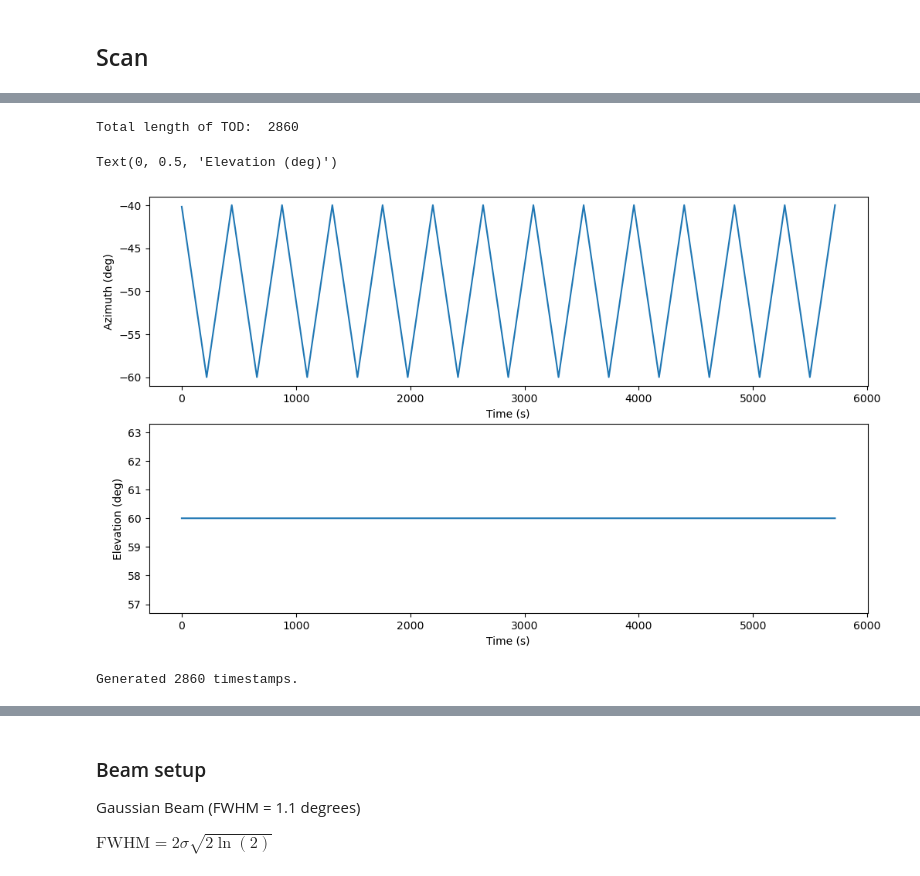
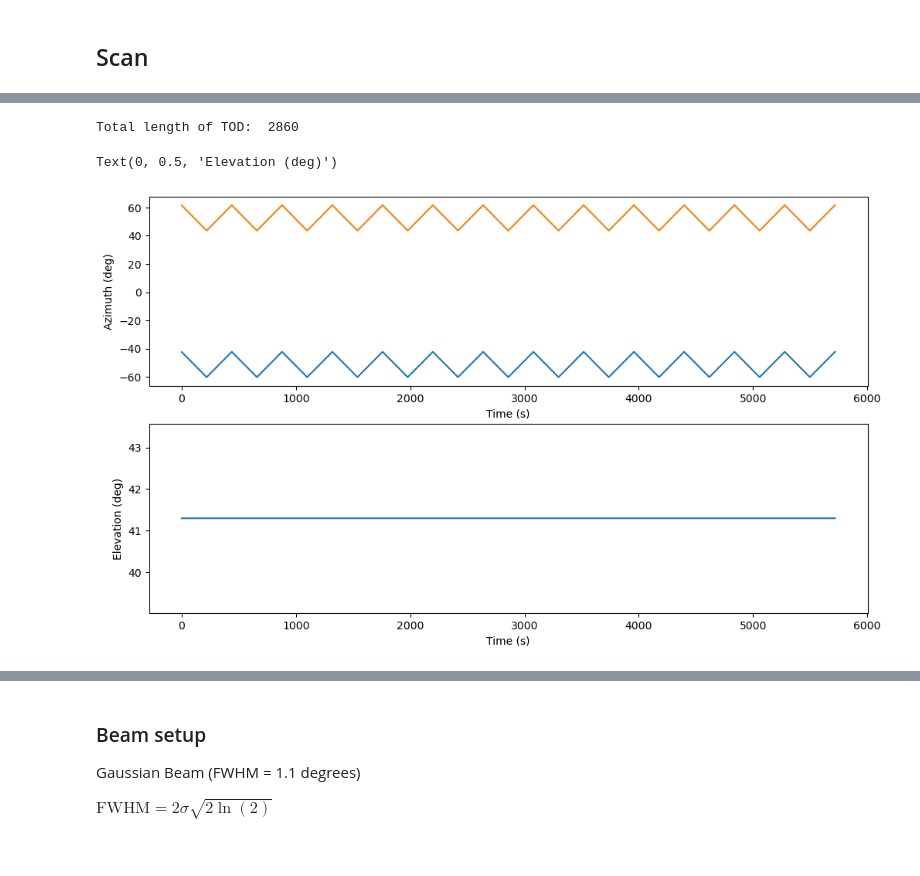
Before and after one commit to zzhang0123/hydra-tod, a Jupyter notebook: notebooks/workflow.ipynb, the cells around one changed output, grey strips where cells are left out. Drawn from its saved outputs; the diff is of its cells as text; code cells hidden in the pictures.

```diff
--- a/notebooks/workflow.ipynb
+++ b/notebooks/workflow.ipynb
@@ -43,59 +29,44 @@ location = EarthLocation(lat=telescope_lat * u.deg, lon=telescope_lon * u.deg, h
 # ---- Define observation parameters ----
 
 # Antenna pointings: Azimuth list and Elevation, in degrees
-aux = np.linspace(-60, -40, 111)
-# aux = np.linspace(-65, -35, 171)
-azimuths = np.concatenate((aux[1:-1][::-1], aux))
-#azimuths = np.concatenate((aux, aux[1:-1][::-1]))
+aux_setting = np.linspace(-60.3, -42.3, 111)
+azimuths_setting = np.concatenate((aux_setting[1:-1][::-1], aux_setting))
+
+aux_rising = np.linspace(43.6, 61.7, 111)
+azimuths_rising = np.concatenate((aux_rising[1:-1][::-1], aux_rising))
 
 # Generate 13 repeats of the azimuths
-azimuths = np.tile(azimuths, 13)
+azimuths_setting = np.tile(azimuths_setting, 13)
+azimuths_rising = np.tile(azimuths_rising, 13)
 
 
-elevation = 41.7    # Elevation in degrees
+elevation = 41.5    # Elevation in degrees
 
-elevation = 60    # Elevation in degrees
+#elevation = 60    # Elevation in degrees
 
 # Total length of TOD
 ntime = len(azimuths)
 print("Total length of TOD: ", ntime)
 dtime = 2.0
-
 t_list = np.arange(ntime) * dtime
 
 
 plt.figure(figsize=(12, 7))
 # Generate the equatorial coordinates of the pointings:
 ra_list = []
 dec_list = []
 
 plt.subplot(211)
-plt.plot(t_list, azimuths)
+plt.plot(t_list, azimuths_setting, label='Setting')
+plt.plot(t_list, azimuths_rising, label='Rising')
 plt.xlabel('Time (s)')
 plt.ylabel('Azimuth (deg)')
 
 plt.subplot(212)
-plt.plot(t_list, elevation*np.ones_like(azimuths))
+plt.plot(t_list, elevation*np.ones_like(azimuths_setting))
 plt.xlabel('Time (s)')
 plt.ylabel('Elevation (deg)')
 # %% [output]
 Total length of TOD:  2860
 Text(0, 0.5, 'Elevation (deg)')
-[figure, old version]
+[figure, new version]
-# %%
-# ---- Define start and end times in SAST ----
-start_time_sast = "2024-02-23 19:54:07.397"
-#end_time_sast = "2024-02-23 22:12:04.632"
-
-# ---- Convert to UTC (SAST = UTC+2) ----
-start_time = Time(start_time_sast) - TimeDelta(2 * u.hour)
-#end_time = Time(end_time_sast) - TimeDelta(2 * u.hour)
-
-# ---- Generate time list using numpy.arange ----
-dt = 2  # Time step in seconds
-time_list = start_time + TimeDelta(t_list, format='sec')
-
-# ---- Print results ----
-print(f"Generated {len(time_list)} timestamps.")
-# %% [output]
-Generated 2860 timestamps.
```
Also changed, not shown: parts of 15 cells of this notebook.
